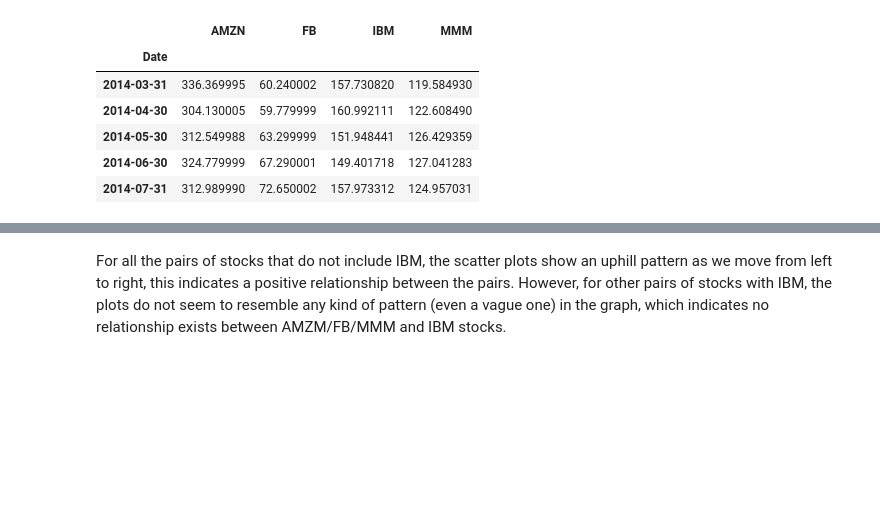
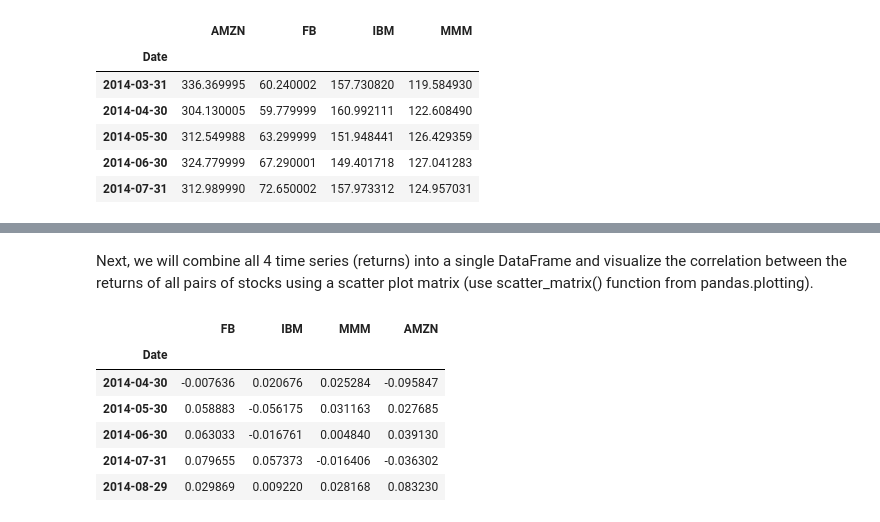
Before and after one commit to samantha-yly/DS1, a Jupyter notebook: Time Series Analysis/Time Series Analysis.ipynb, the cells around one changed output, grey strips where cells are left out. Saved outputs shown, nothing was run; the diff lists cells and outputs as text; code cells hidden in the pictures; blank space fills up the shorter version.

```diff
--- a/Time Series Analysis/Time Series Analysis.ipynb
+++ b/Time Series Analysis/Time Series Analysis.ipynb
@@ -263,2 +254,2 @@ plt.show()
-# %% [markdown]
-For all the pairs of stocks that do not include IBM, the scatter plots show an uphill pattern as we move from left to right, this indicates a positive relationship between the pairs. However, for other pairs of stocks with IBM, the plots do not seem to resemble any kind of pattern (even a vague one) in the graph, which indicates no relationship exists between AMZM/FB/MMM and IBM stocks.
+# %% [markdown]
+Next, we will combine all 4 time series (returns) into a single DataFrame and visualize the correlation between the returns of all pairs of stocks using a scatter plot matrix (use scatter_matrix() function from pandas.plotting).
@@ -264,0 +259,11 @@ For all the pairs of stocks that do not include IBM, the scatter plots show an u
+# %%
+# Drop the first row with NANs
+all_returns.dropna().head()
+# %% [output]
+|  | FB | IBM | MMM | AMZN |
+| Date |  |  |  |  |
+| 2014-04-30 | -0.007636 | 0.020676 | 0.025284 | -0.095847 |
+| 2014-05-30 | 0.058883 | -0.056175 | 0.031163 | 0.027685 |
+| 2014-06-30 | 0.063033 | -0.016761 | 0.004840 | 0.039130 |
+| 2014-07-31 | 0.079655 | 0.057373 | -0.016406 | -0.036302 |
+| 2014-08-29 | 0.029869 | 0.009220 | 0.028168 | 0.083230 |
```
Also changed, not shown: parts of 29 cells of this notebook.
